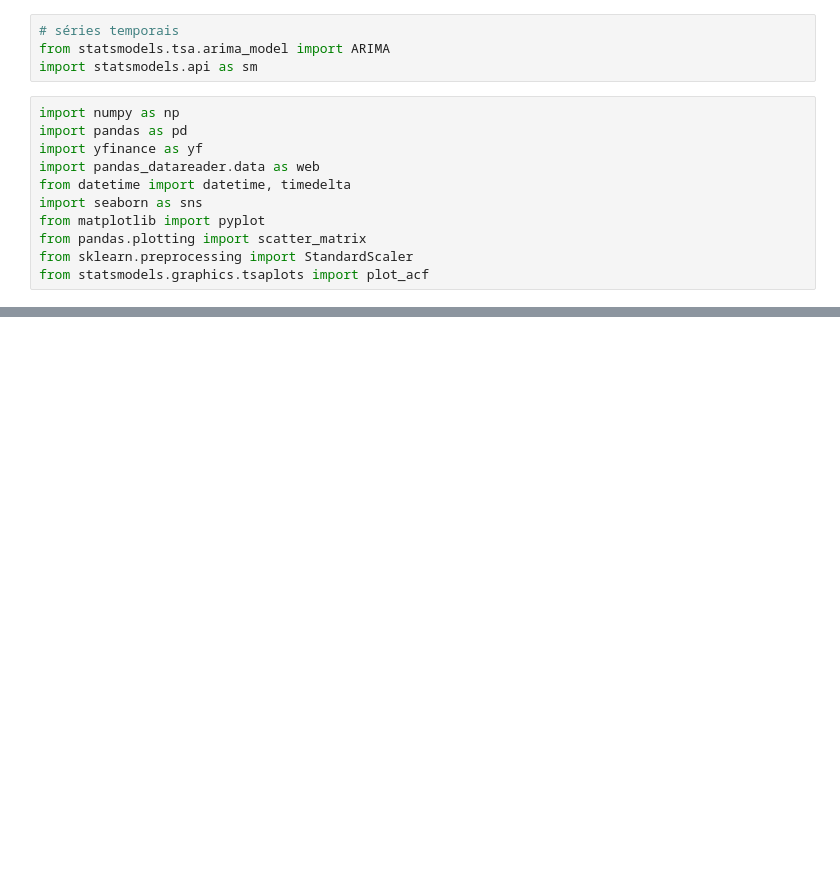
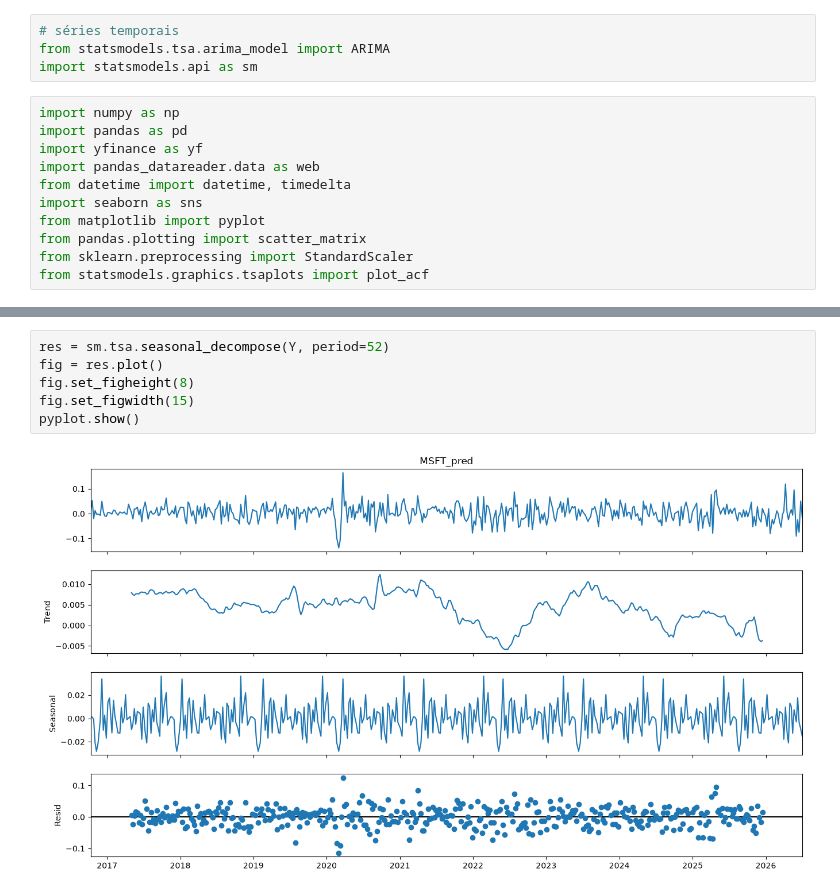
Before and after one commit to gabriel-basso/time-series-msft, a Jupyter notebook: codigo.ipynb, the cells around one changed output, grey strips where cells are left out. Drawn from its saved outputs; the diff is of its cells as text; blank space fills up the shorter version.

```diff
--- a/codigo.ipynb
+++ b/codigo.ipynb
@@ -83,0 +102,8 @@ dataset.head()
+# %%
+res = sm.tsa.seasonal_decompose(Y, period=52)
+fig = res.plot()
+fig.set_figheight(8)
+fig.set_figwidth(15)
+pyplot.show()
+# %% [output]
+[figure, added]
```
Also changed, not shown: parts of 5 cells of this notebook.
